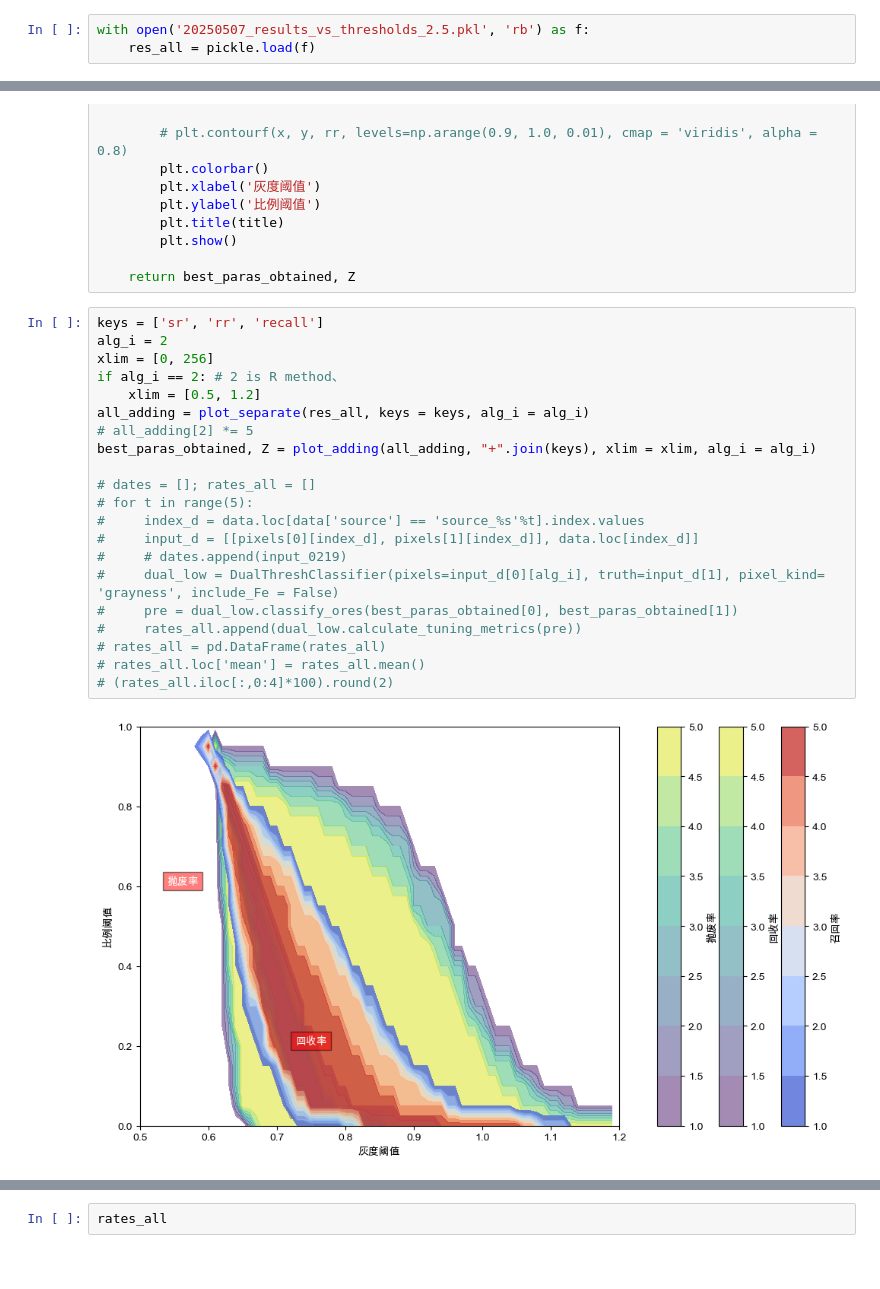
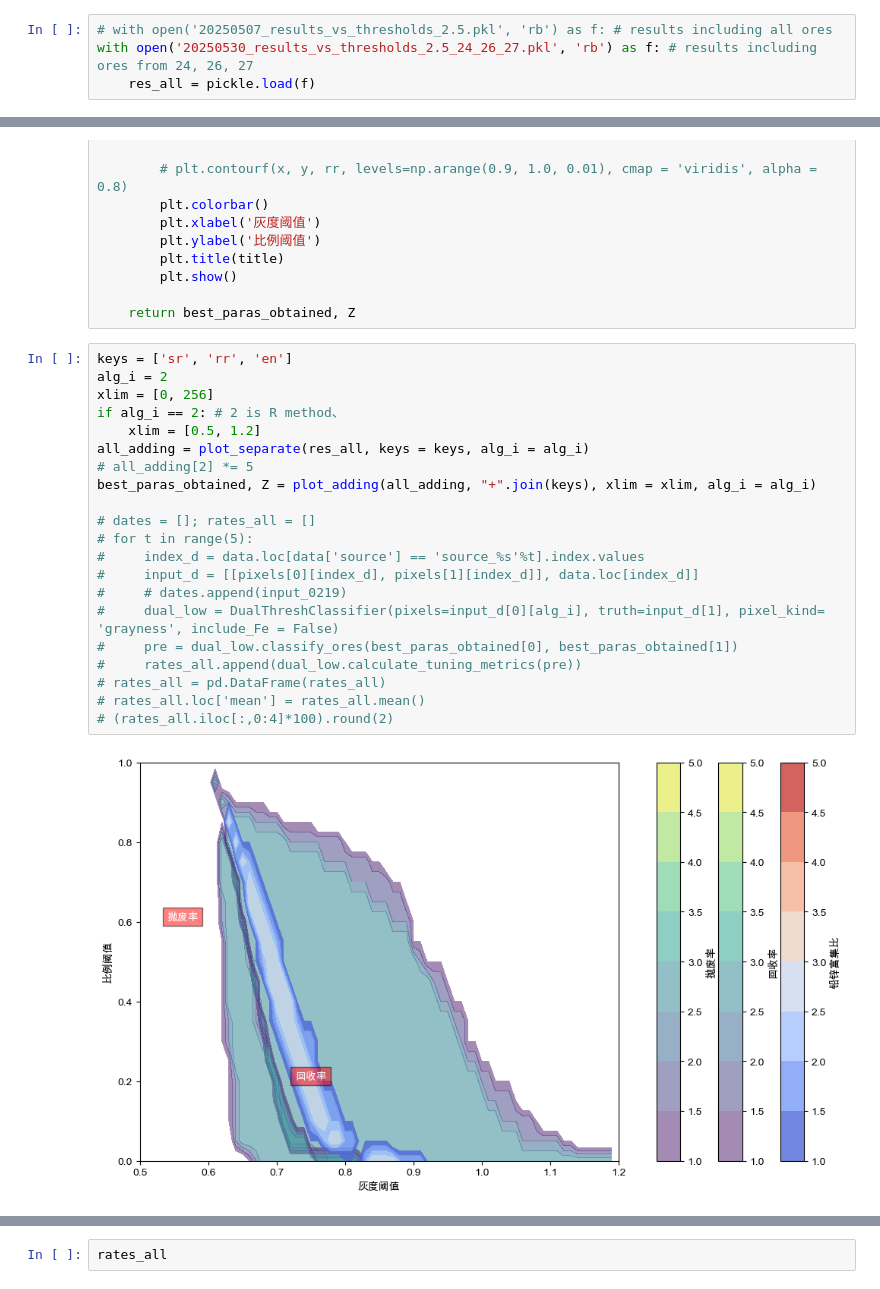
Before and after one commit to yaojian95/jt_ore_sorting, a Jupyter notebook: run_code.ipynb, the cells around one changed output, grey strips where cells are left out. Saved outputs shown, nothing was run; the diff lists cells and outputs as text.

```diff
--- a/run_code.ipynb
+++ b/run_code.ipynb
@@ -533,5 +518,6 @@ def main(input, plot = False, include_Fe = False, title = ''):
 # res_0224 = main(input_0224, plot = False)
 # res_0227 = main(input_0227, plot = False)
 # %%
-with open('20250507_results_vs_thresholds_2.5.pkl', 'rb') as f:
+# with open('20250507_results_vs_thresholds_2.5.pkl', 'rb') as f: # results including all ores
+with open('20250530_results_vs_thresholds_2.5_24_26_27.pkl', 'rb') as f: # results including ores from 24, 26, 27
     res_all = pickle.load(f)
@@ -671,25 +641,25 @@ def plot_adding(metrics_all, title = '', xlim = [0, 160], plot = True, alg_i = 0
 
     return best_paras_obtained, Z
 # %%
-keys = ['sr', 'rr', 'recall']
+keys = ['sr', 'rr', 'en']
 alg_i = 2
 xlim = [0, 256]
 if alg_i == 2: # 2 is R method、
     xlim = [0.5, 1.2]
 all_adding = plot_separate(res_all, keys = keys, alg_i = alg_i)
 # all_adding[2] *= 5
 best_paras_obtained, Z = plot_adding(all_adding, "+".join(keys), xlim = xlim, alg_i = alg_i)
 
 # dates = []; rates_all = []
 # for t in range(5):
 #     index_d = data.loc[data['source'] == 'source_%s'%t].index.values
 #     input_d = [[pixels[0][index_d], pixels[1][index_d]], data.loc[index_d]]
 #     # dates.append(input_0219)
 #     dual_low = DualThreshClassifier(pixels=input_d[0][alg_i], truth=input_d[1], pixel_kind= 'grayness', include_Fe = False)
 #     pre = dual_low.classify_ores(best_paras_obtained[0], best_paras_obtained[1])
 #     rates_all.append(dual_low.calculate_tuning_metrics(pre))
 # rates_all = pd.DataFrame(rates_all)
 # rates_all.loc['mean'] = rates_all.mean()
 # (rates_all.iloc[:,0:4]*100).round(2)
 # %% [output]
-[figure, old version]
+[figure, new version]
```
Also changed, not shown: parts of 4 cells of this notebook, 1 other file.
